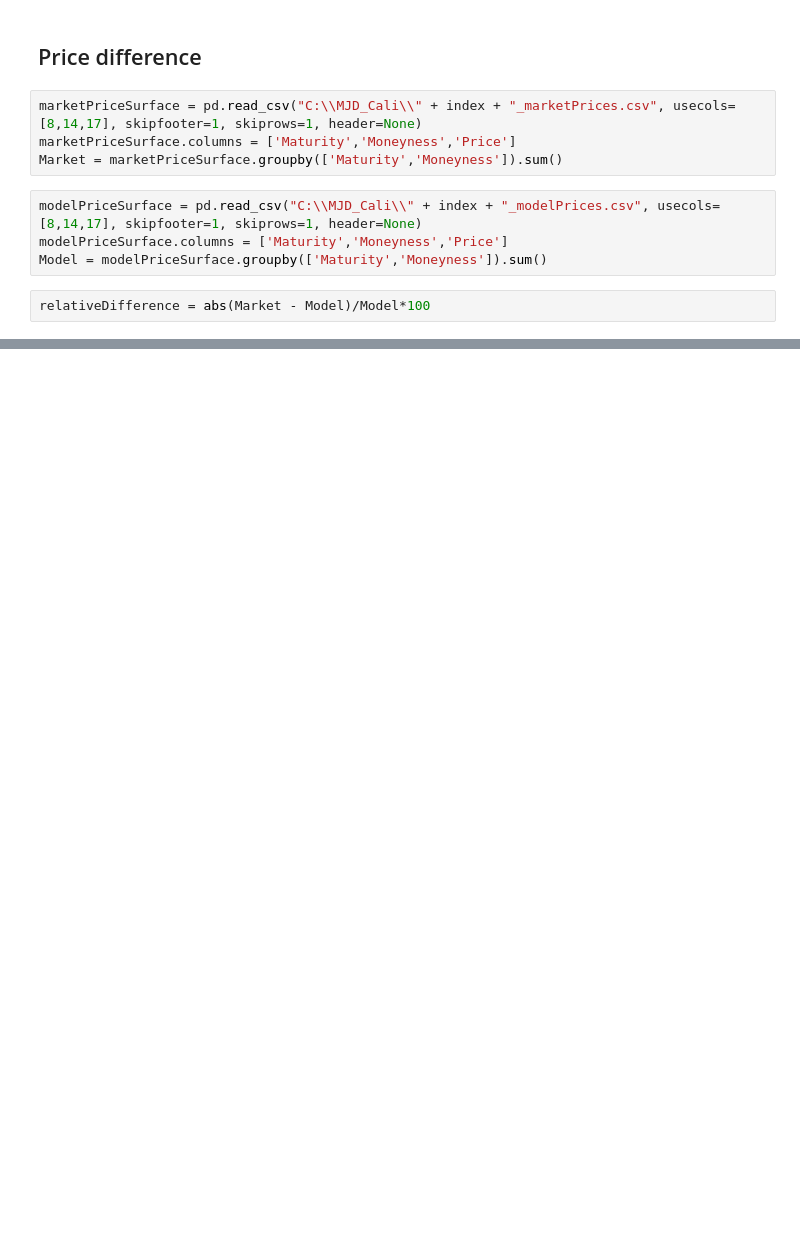
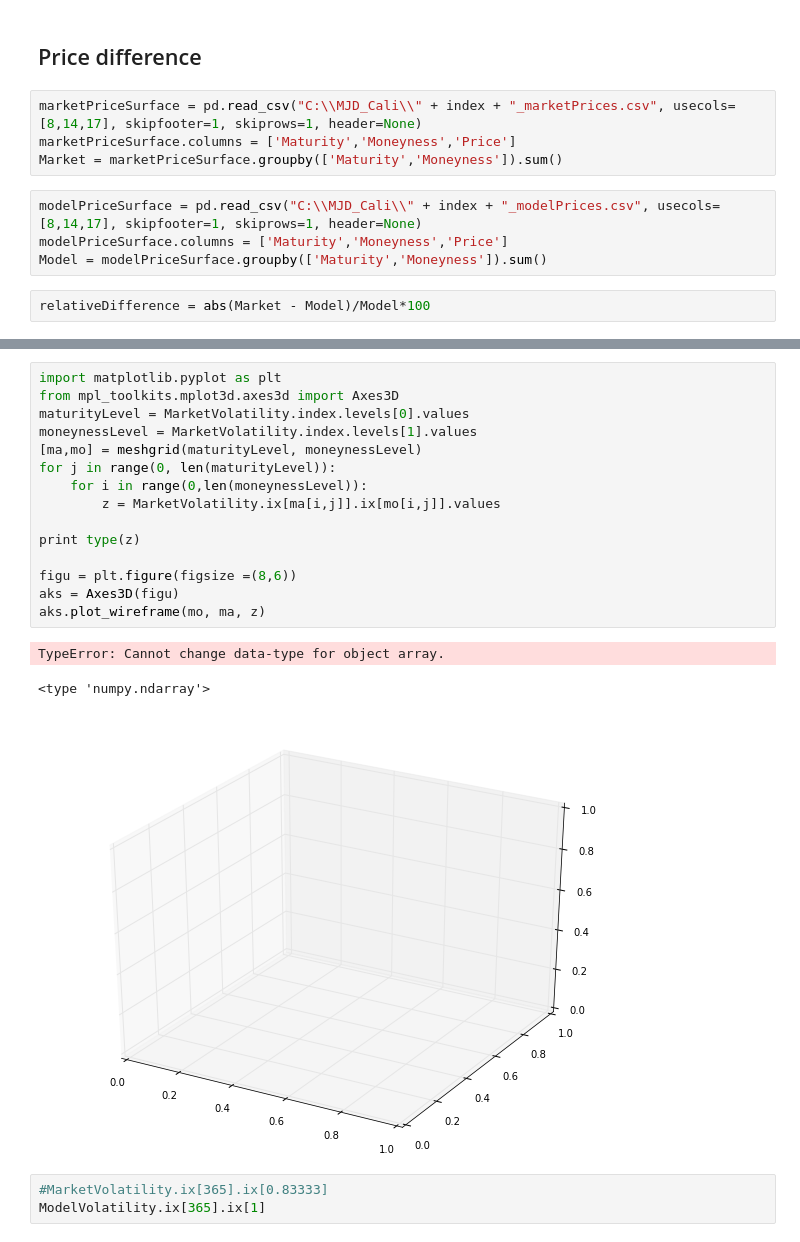
Before and after one commit to ZaighumRajput/IPython, a Jupyter notebook: Finance/comparingVolatilitySurfaces.ipynb, the cells around one changed output, grey strips where cells are left out. Saved outputs shown, nothing was run; the diff lists cells and outputs as text; blank space fills up the shorter version.

```diff
--- a/Finance/comparingVolatilitySurfaces.ipynb
+++ b/Finance/comparingVolatilitySurfaces.ipynb
@@ -176,0 +200,22 @@ absoluteDifference
+# %%
+import matplotlib.pyplot as plt
+from mpl_toolkits.mplot3d.axes3d import Axes3D
+maturityLevel = MarketVolatility.index.levels[0].values
+moneynessLevel = MarketVolatility.index.levels[1].values
+[ma,mo] = meshgrid(maturityLevel, moneynessLevel)
+for j in range(0, len(maturityLevel)):
+    for i in range(0,len(moneynessLevel)):
+        z = MarketVolatility.ix[ma[i,j]].ix[mo[i,j]].values
+
+print type(z)
+
+figu = plt.figure(figsize =(8,6))
+aks = Axes3D(figu)
+aks.plot_wireframe(mo, ma, z)
+# %% [output]
+TypeError: Cannot change data-type for object array.
+<type 'numpy.ndarray'>
+[figure, added]
+# %%
+#MarketVolatility.ix[365].ix[0.83333]
+ModelVolatility.ix[365].ix[1]
```
Also changed, not shown: parts of 14 cells of this notebook, 4 other files.
